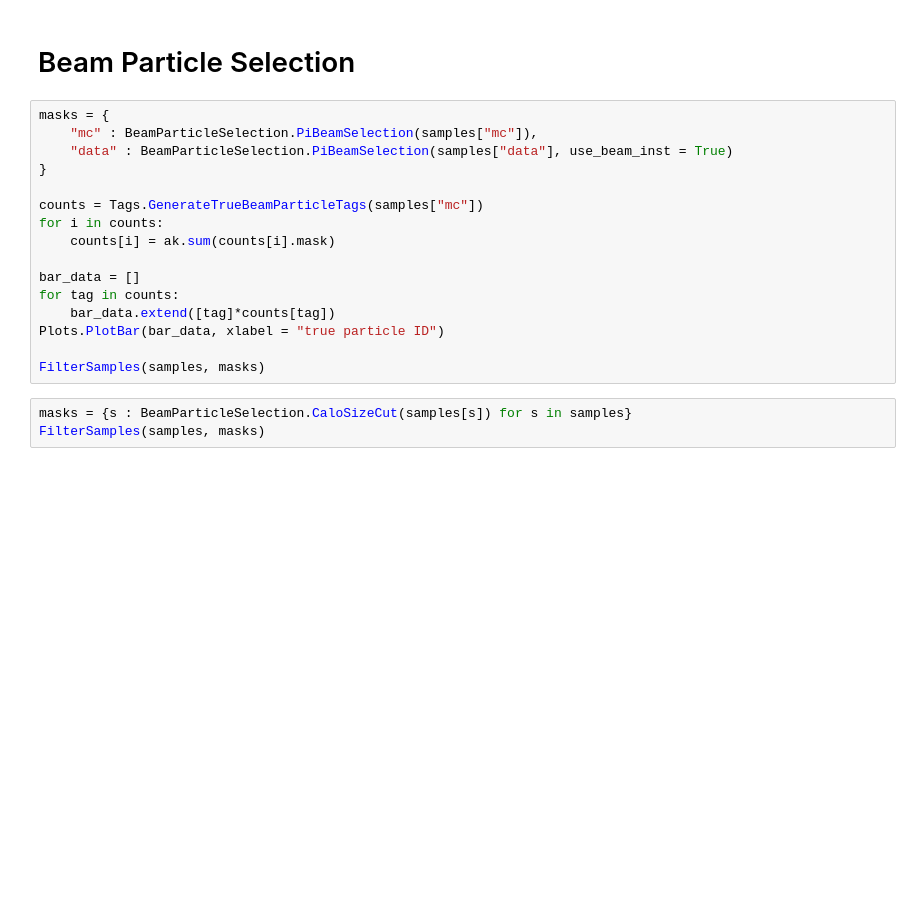
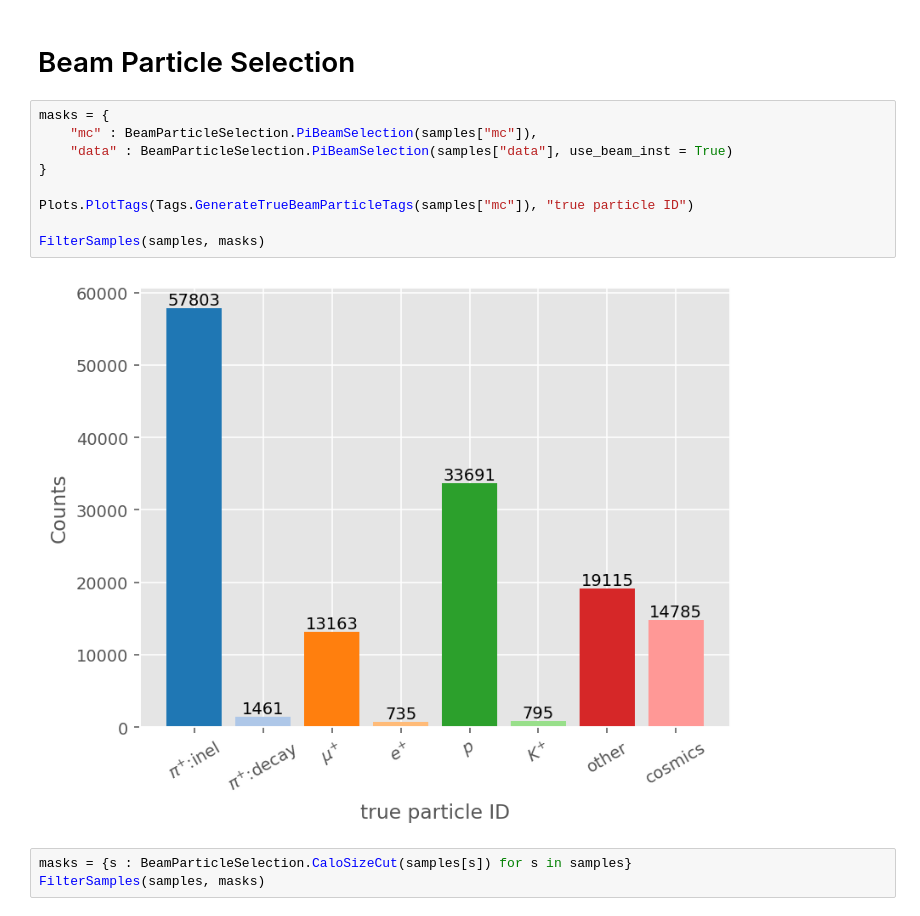
Before and after one commit to dlindebaum/pion-argon-xs-analysis, a Jupyter notebook: analysis/sandbox/selection_plots.ipynb, the cells around one changed output. Saved outputs shown, nothing was run; the diff lists cells and outputs as text; blank space fills up the shorter version.

```diff
--- a/analysis/sandbox/selection_plots.ipynb
+++ b/analysis/sandbox/selection_plots.ipynb
@@ -58,19 +71,14 @@ Plots.PlotTagged(mc.recoParticles.energy, Tags.GenerateTrueParticleTags(mc), dat
 # %%
 masks = {
     "mc" : BeamParticleSelection.PiBeamSelection(samples["mc"]),
     "data" : BeamParticleSelection.PiBeamSelection(samples["data"], use_beam_inst = True)
 }
 
-counts = Tags.GenerateTrueBeamParticleTags(samples["mc"])
-for i in counts:
-    counts[i] = ak.sum(counts[i].mask)
-
-bar_data = []
-for tag in counts:
-    bar_data.extend([tag]*counts[tag])
-Plots.PlotBar(bar_data, xlabel = "true particle ID")
+Plots.PlotTags(Tags.GenerateTrueBeamParticleTags(samples["mc"]), "true particle ID")
 
 FilterSamples(samples, masks)
+# %% [output]
+[figure, added]
 # %%
 masks = {s : BeamParticleSelection.CaloSizeCut(samples[s]) for s in samples}
 FilterSamples(samples, masks)
```
Also changed, not shown: parts of 15 cells of this notebook, 6 other files.
